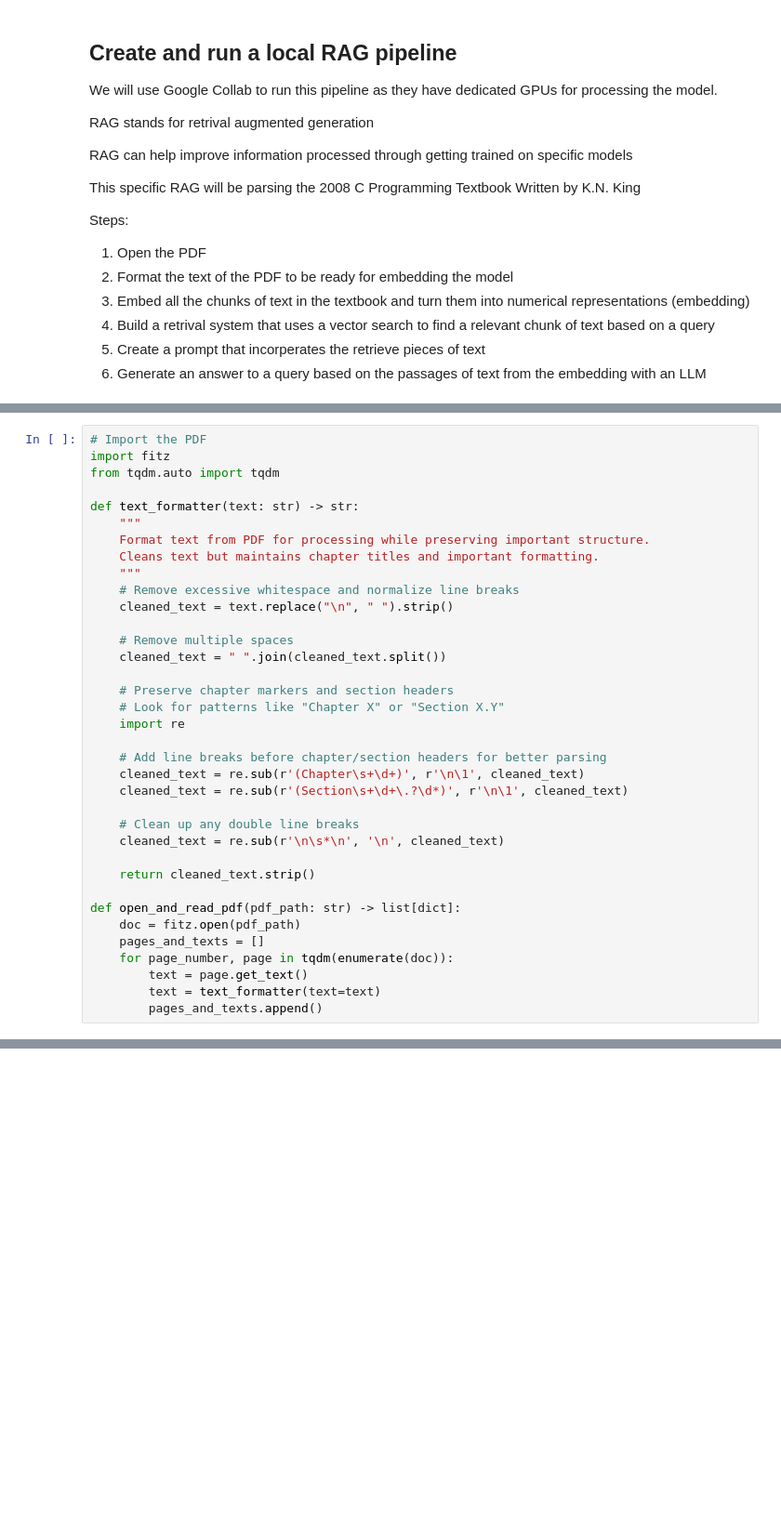
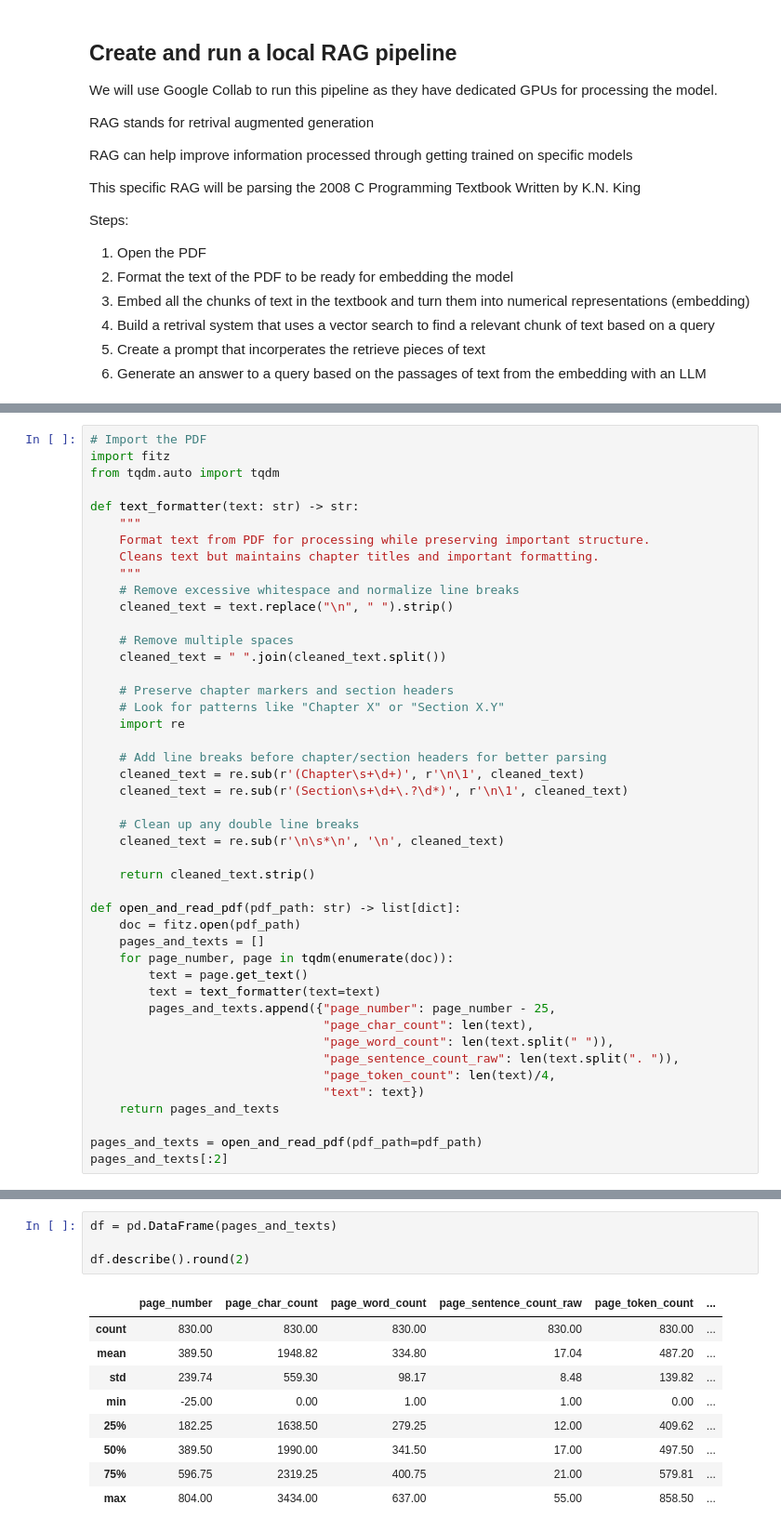
Before and after one commit to Nu11ified/Ctextbook-RAG, a Jupyter notebook: 00-learning-rag.ipynb, the cells around one changed output, grey strips where cells are left out. Shown: that part at 93% size. Cells and saved outputs as stored; diff of their text form; blank space fills up the shorter version.

```diff
--- a/00-learning-rag.ipynb
+++ b/00-learning-rag.ipynb
@@ -81,4 +80,13 @@ def open_and_read_pdf(pdf_path: str) -> list[dict]:
     for page_number, page in tqdm(enumerate(doc)):
         text = page.get_text()
         text = text_formatter(text=text)
-        pages_and_texts.append()
+        pages_and_texts.append({"page_number": page_number - 25,
+                                "page_char_count": len(text),
+                                "page_word_count": len(text.split(" ")),
+                                "page_sentence_count_raw": len(text.split(". ")),
+                                "page_token_count": len(text)/4,
+                                "text": text})
+    return pages_and_texts
+
+pages_and_texts = open_and_read_pdf(pdf_path=pdf_path)
+pages_and_texts[:2]
@@ -84,0 +168,14 @@ def open_and_read_pdf(pdf_path: str) -> list[dict]:
+# %%
+df = pd.DataFrame(pages_and_texts)
+
+df.describe().round(2)
+# %% [output]
+|  | page_number | page_char_count | page_word_count | page_sentence_count_raw | page_token_count | ... |
+| count | 830.00 | 830.00 | 830.00 | 830.00 | 830.00 | ... |
+| mean | 389.50 | 1948.82 | 334.80 | 17.04 | 487.20 | ... |
+| std | 239.74 | 559.30 | 98.17 | 8.48 | 139.82 | ... |
+| min | -25.00 | 0.00 | 1.00 | 1.00 | 0.00 | ... |
+| 25% | 182.25 | 1638.50 | 279.25 | 12.00 | 409.62 | ... |
+| 50% | 389.50 | 1990.00 | 341.50 | 17.00 | 497.50 | ... |
+| 75% | 596.75 | 2319.25 | 400.75 | 21.00 | 579.81 | ... |
+| max | 804.00 | 3434.00 | 637.00 | 55.00 | 858.50 | ... |
```
Also changed, not shown: parts of 16 cells of this notebook, 2 other files.
